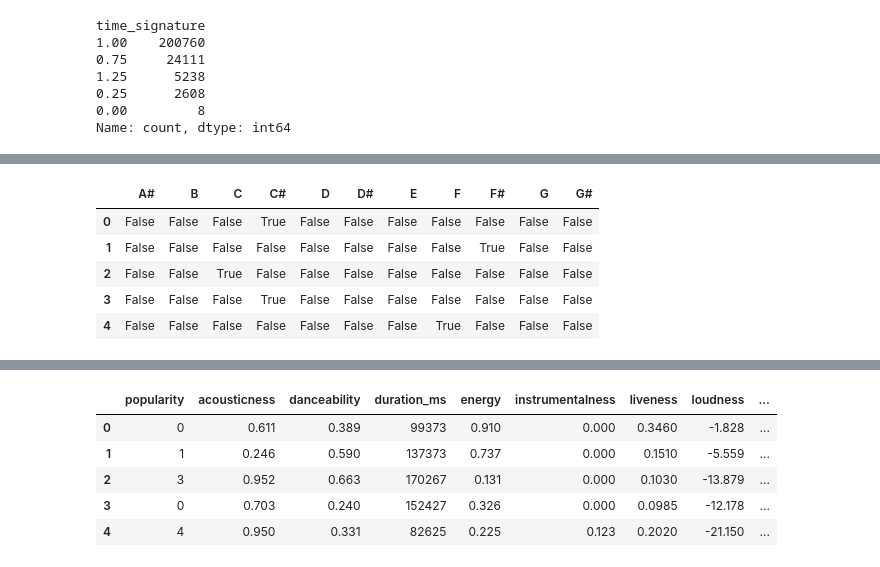
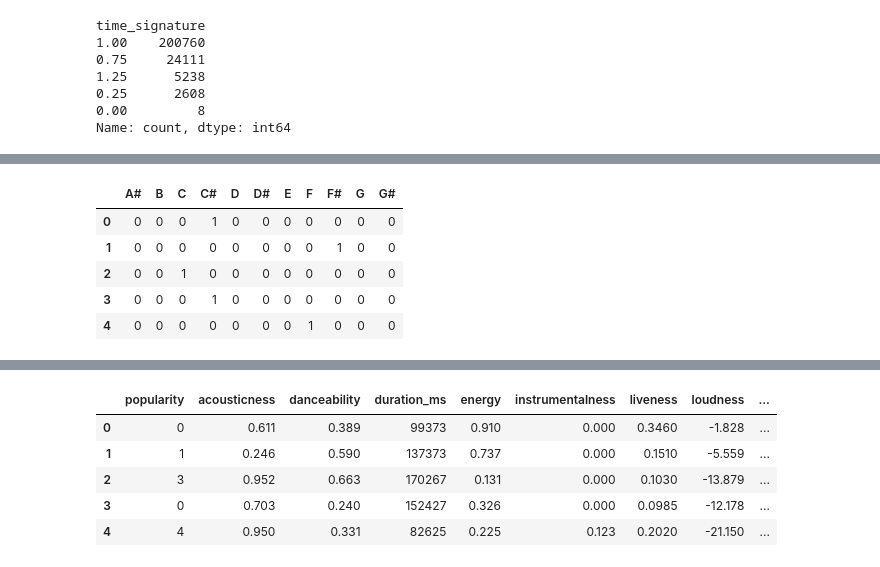
Before and after one commit to dillondiatlo/Team2, a Jupyter notebook: Dillon_Cleaning copy.ipynb, the cells around one changed output, grey strips where cells are left out. Drawn from its saved outputs; the diff is of its cells as text; code cells hidden in the pictures.

```diff
--- a/Dillon_Cleaning copy.ipynb
+++ b/Dillon_Cleaning copy.ipynb
@@ -125,7 +125,7 @@ mode
 0     80981
 Name: count, dtype: int64
 # %%
-dum_genre = pd.get_dummies(df['genre'], drop_first=True)
+dum_genre = pd.get_dummies(df['genre'], dtype='int', drop_first=True)
 dum_genre.head()
 # %% [output]
 |  | Alternative | Anime | Blues | Children's Music | Children’s Music | Classical | Comedy | Country | ... |
@@ -206,15 +206,15 @@ Name: count, dtype: int64
 # %%
 #Dummifying Key Column
 
-dum_key = pd.get_dummies(df['key'], drop_first=True)
+dum_key = pd.get_dummies(df['key'], dtype='int', drop_first=True)
 dum_key.head()
 # %% [output]
 |  | A# | B | C | C# | D | D# | E | F | F# | G | G# |
-| 0 | False | False | False | True | False | False | False | False | False | False | False |
-| 1 | False | False | False | False | False | False | False | False | True | False | False |
-| 2 | False | False | True | False | False | False | False | False | False | False | False |
-| 3 | False | False | False | True | False | False | False | False | False | False | False |
-| 4 | False | False | False | False | False | False | False | True | False | False | False |
+| 0 | 0 | 0 | 0 | 1 | 0 | 0 | 0 | 0 | 0 | 0 | 0 |
+| 1 | 0 | 0 | 0 | 0 | 0 | 0 | 0 | 0 | 1 | 0 | 0 |
+| 2 | 0 | 0 | 1 | 0 | 0 | 0 | 0 | 0 | 0 | 0 | 0 |
+| 3 | 0 | 0 | 0 | 1 | 0 | 0 | 0 | 0 | 0 | 0 | 0 |
+| 4 | 0 | 0 | 0 | 0 | 0 | 0 | 0 | 1 | 0 | 0 | 0 |
 # %%
 df = pd.concat((df, dum_key), axis=1)
 df.head()
```
Also changed, not shown: parts of 6 cells of this notebook.
